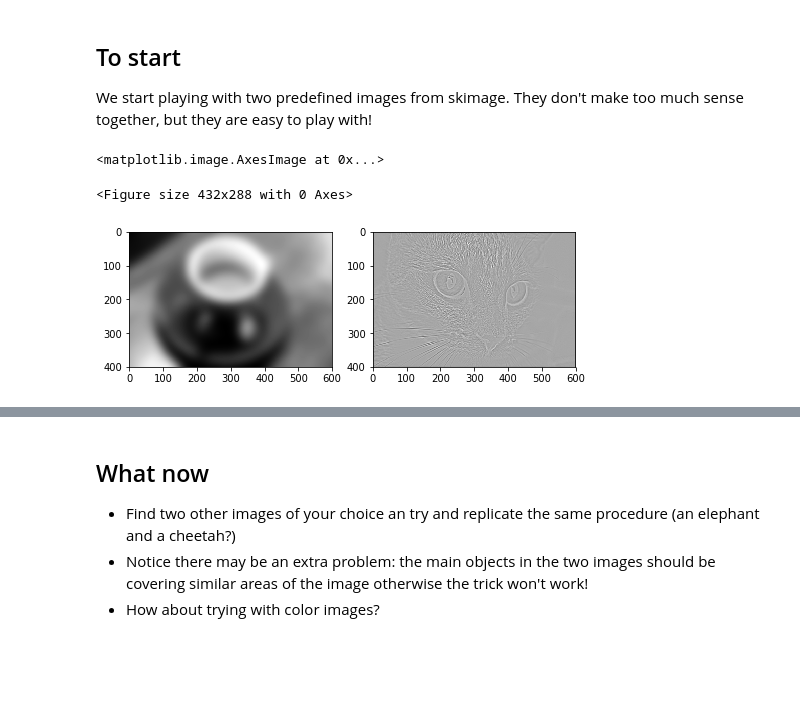
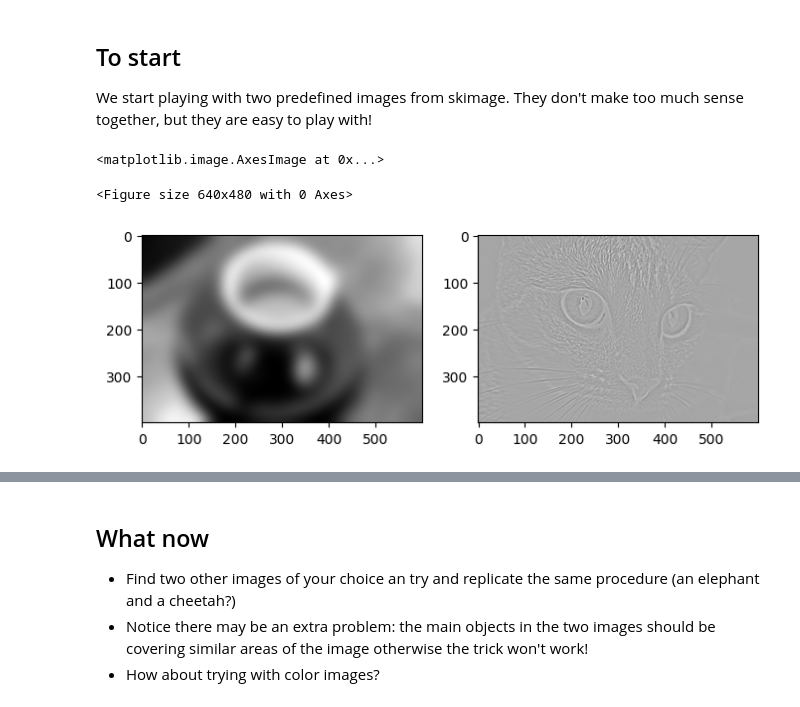
Before and after one commit to mariomine88/Unige_code, a Jupyter notebook: Master/First/CV/homework1/homework1.ipynb, the cells around one changed output, grey strips where cells are left out. Saved outputs shown, nothing was run; the diff lists cells and outputs as text; code cells hidden in the pictures; blank space fills up the shorter version.

```diff
--- a/Master/First/CV/homework1/homework1.ipynb
+++ b/Master/First/CV/homework1/homework1.ipynb
@@ -39,37 +39,37 @@ They don't make too much sense together, but they are easy to play with!
 img1 = data.coffee()
 img1_gray=img_as_float(color.rgb2gray(img1))
 img2 = data.chelsea()
 img2_gray=img_as_float(color.rgb2gray(img2))
 
 # NOTICE: the two images must have the same size
 # adjust the size of the secont one to match it to the first
 from skimage import transform
-img2_gray = # FILL IN.....
+img2_gray = transform.resize(img2_gray, img1_gray.shape)
 
 # Smooth the first image with a Gaussian filter
 #it will become the low resolution one, the one that you see from a distance
 sigma=15 # TRY OUT DIFFERENT PARAMETERS!
-img1_smooth = # FILL IN .....
+img1_smooth = ndimage.gaussian_filter(img1_gray, sigma=sigma)
 
 # Smooth the first image with an edge enhancer. the ideal choice would be the LoG filter (second derivatives)
 # but you may also try with a first derivatives filter such as Sobel or Roberts (skimage.filters)
 
 #img2_smooth=filters.laplace(img2_gray,k)
 #img2_smooth=filters.roberts(img2_gray)
 img2_smooth = ndimage.gaussian_laplace(img2_gray, sigma=1)
 
 # Visualize the results independently
 plt.gray()
 plt.figure(figsize=(8,6))
 plt.subplot(121)
 plt.imshow(img1_smooth, cmap=cm.gist_gray)
 
 plt.subplot(122)
 plt.imshow(img2_smooth, cmap=cm.gist_gray)
 # %% [output]
 <matplotlib.image.AxesImage at 0x...>
-<Figure size 432x288 with 0 Axes>
+<Figure size 640x480 with 0 Axes>
-[figure, old version]
+[figure, new version]
 # %%
 #It's not time to combine the images
 #(a simple sum should do, but you may want to weigh one component more than the other)
```
Also changed, not shown: parts of 1 cell of this notebook, 1 other file.
